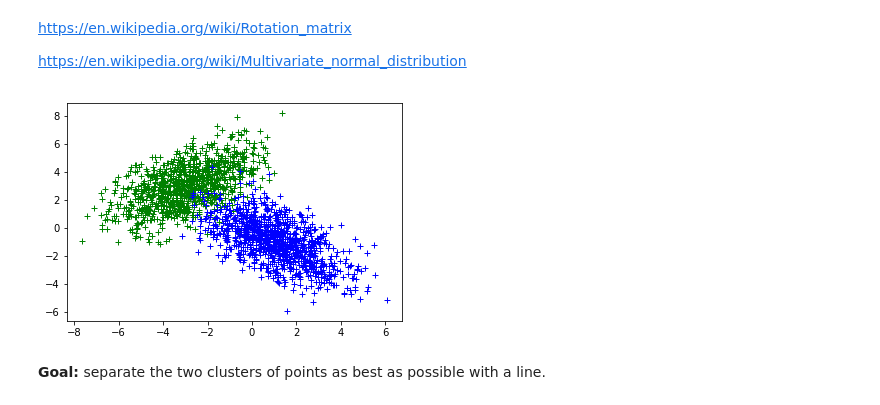
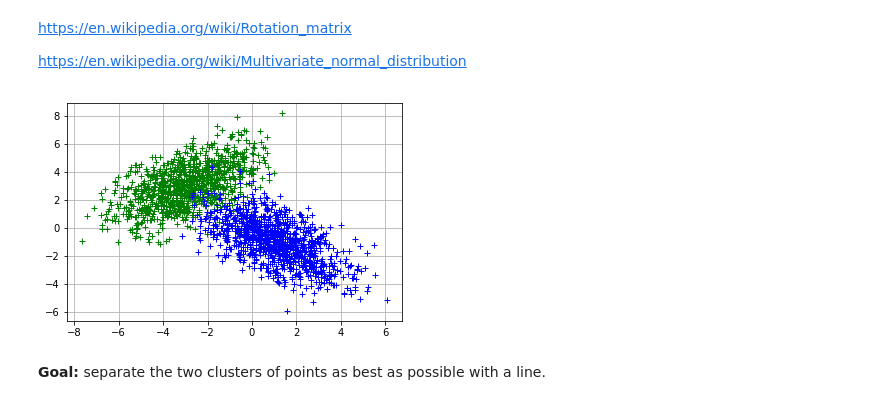
Before and after one commit to quentin-auge/simple-nn, a Jupyter notebook: classification_sgd.ipynb, the cells around one changed output. Drawn from its saved outputs; the diff is of its cells as text; code cells hidden in the pictures.

```diff
--- a/classification_sgd.ipynb
+++ b/classification_sgd.ipynb
@@ -82,12 +82,13 @@ y = y[index]
 # %%
 # Plot data
 def plot_data(x, y):
     plt.plot(x[0, y == 0], x[1, y == 0], 'g+')
     plt.plot(x[0, y == 1], x[1, y == 1], 'b+')
+    plt.grid()
 
 plot_data(x, y)
 # %% [output]
-[figure, old version]
+[figure, new version]
 # %% [markdown]
 **Goal:** separate the two clusters of points as best as possible with a line.
 # %% [markdown]
```
Also changed, not shown: parts of 2 cells of this notebook, 1 other file.
